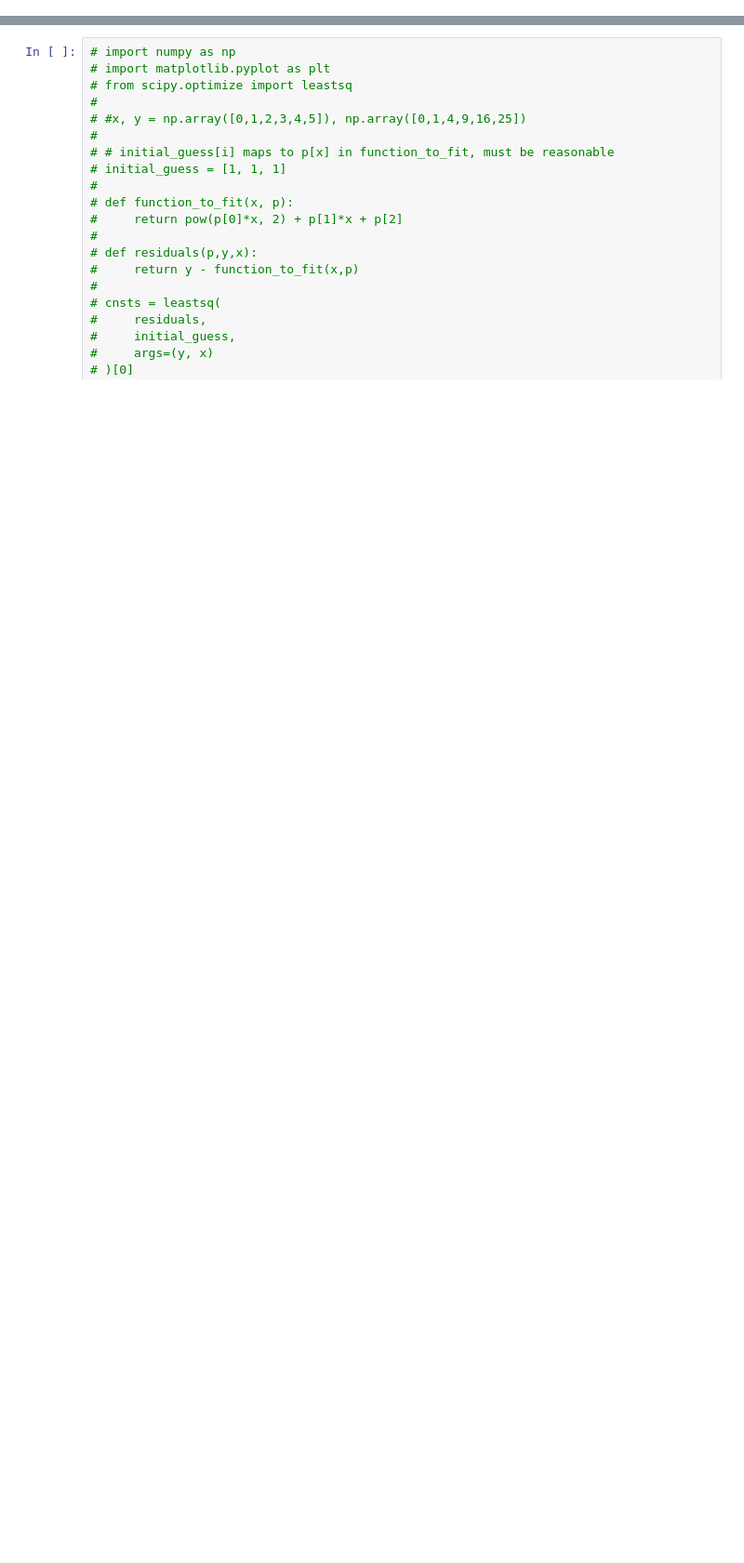
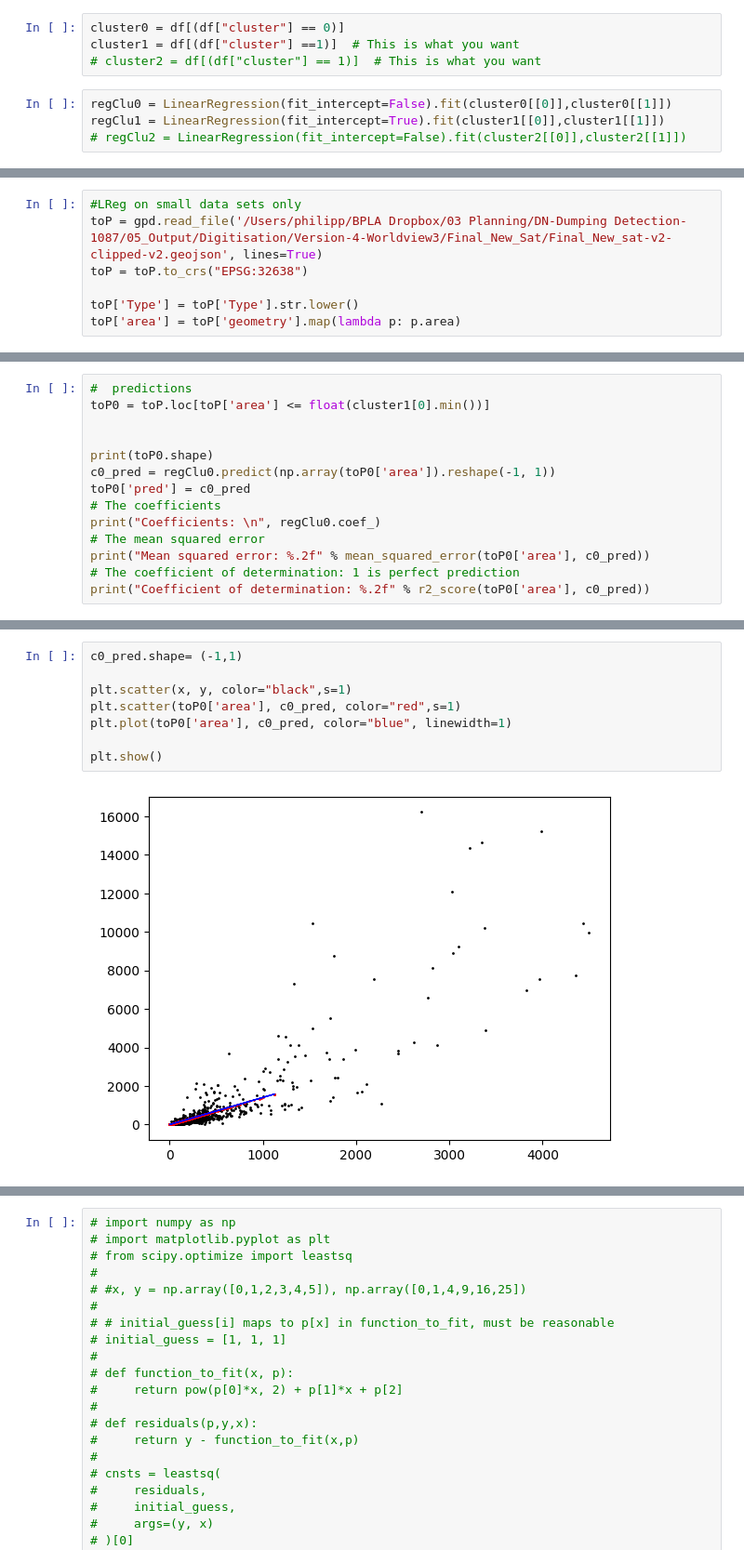
Before and after one commit to PhillRob/point-cloud-volume, a Jupyter notebook: area-volume-model.ipynb, the cells around one changed output, grey strips where cells are left out. Shown: that part at 93% size. Drawn from its saved outputs; the diff is of its cells as text; blank space fills up the shorter version.

```diff
--- a/area-volume-model.ipynb
+++ b/area-volume-model.ipynb
@@ -256,0 +173,8 @@ y = np.array(finalSmall['cut']).reshape((-1, 1))
+# %%
+cluster0 = df[(df["cluster"] == 0)]
+cluster1 = df[(df["cluster"] ==1)]  # This is what you want
+# cluster2 = df[(df["cluster"] == 1)]  # This is what you want
+# %%
+regClu0 = LinearRegression(fit_intercept=False).fit(cluster0[[0]],cluster0[[1]])
+regClu1 = LinearRegression(fit_intercept=True).fit(cluster1[[0]],cluster1[[1]])
+# regClu2 = LinearRegression(fit_intercept=False).fit(cluster2[[0]],cluster2[[1]])
@@ -256,0 +187,7 @@ y = np.array(finalSmall['cut']).reshape((-1, 1))
+# %%
+#LReg on small data sets only
+toP = gpd.read_file('/Users/philipp/BPLA Dropbox/03 Planning/DN-Dumping Detection-1087/05_Output/Digitisation/Version-4-Worldview3/Final_New_Sat/Final_New_sat-v2-clipped-v2.geojson', lines=True)
+toP = toP.to_crs("EPSG:32638")
+
+toP['Type'] = toP['Type'].str.lower()
+toP['area'] = toP['geometry'].map(lambda p: p.area)
@@ -256,0 +206,14 @@ y = np.array(finalSmall['cut']).reshape((-1, 1))
+# %%
+#  predictions
+toP0 = toP.loc[toP['area'] <= float(cluster1[0].min())]
+
+
+print(toP0.shape)
+c0_pred = regClu0.predict(np.array(toP0['area']).reshape(-1, 1))
+toP0['pred'] = c0_pred
+# The coefficients
+print("Coefficients: \n", regClu0.coef_)
+# The mean squared error
+print("Mean squared error: %.2f" % mean_squared_error(toP0['area'], c0_pred))
+# The coefficient of determination: 1 is perfect prediction
+print("Coefficient of determination: %.2f" % r2_score(toP0['area'], c0_pred))
@@ -256,0 +231,10 @@ y = np.array(finalSmall['cut']).reshape((-1, 1))
+# %%
+c0_pred.shape= (-1,1)
+
+plt.scatter(x, y, color="black",s=1)
+plt.scatter(toP0['area'], c0_pred, color="red",s=1)
+plt.plot(toP0['area'], c0_pred, color="blue", linewidth=1)
+
+plt.show()
+# %% [output]
+[figure, added]
```
Also changed, not shown: parts of 53 cells of this notebook, 5 other files.
